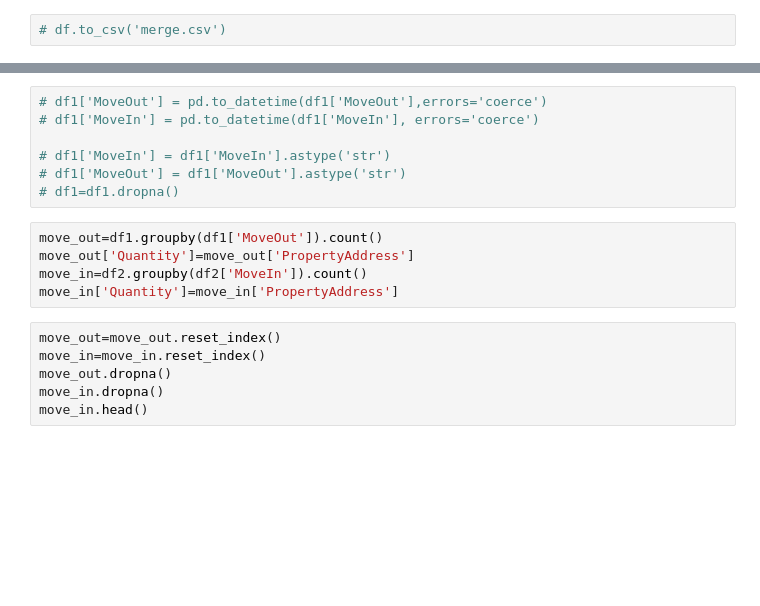
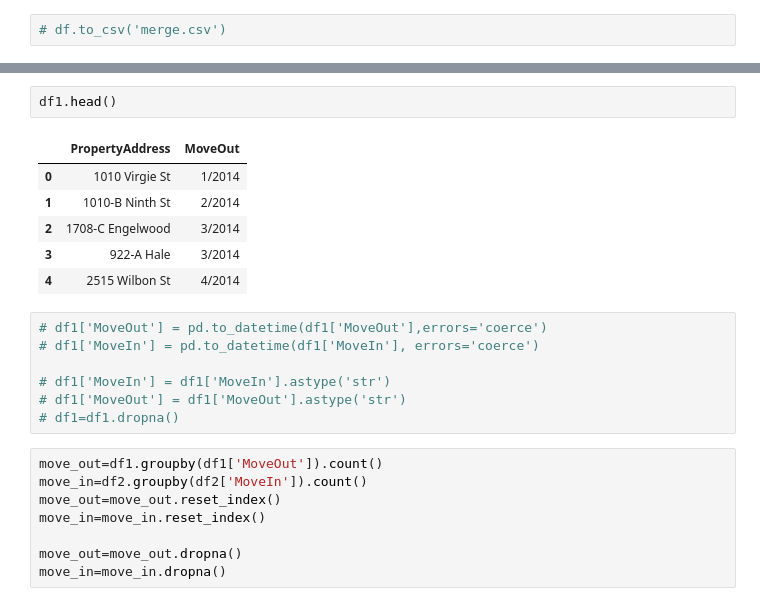
Before and after one commit to LoriHarris/turns_data, a Jupyter notebook: Untitled.ipynb, the cells around one changed output, grey strips where cells are left out. Saved outputs shown, nothing was run; the diff lists cells and outputs as text; blank space fills up the shorter version.

```diff
--- a/Untitled.ipynb
+++ b/Untitled.ipynb
@@ -43,3 +70,12 @@ df2.head()
+# %%
+df1.head()
+# %% [output]
+|  | PropertyAddress | MoveOut |
+| 0 | 1010 Virgie St | 1/2014 |
+| 1 | 1010-B Ninth St | 2/2014 |
+| 2 | 1708-C Engelwood | 3/2014 |
+| 3 | 922-A Hale | 3/2014 |
+| 4 | 2515 Wilbon St | 4/2014 |
 # %%
 # df1['MoveOut'] = pd.to_datetime(df1['MoveOut'],errors='coerce')
 # df1['MoveIn'] = pd.to_datetime(df1['MoveIn'], errors='coerce')
@@ -49,12 +85,9 @@ df2.head()
 # df1=df1.dropna()
 # %%
 move_out=df1.groupby(df1['MoveOut']).count()
-move_out['Quantity']=move_out['PropertyAddress']
 move_in=df2.groupby(df2['MoveIn']).count()
-move_in['Quantity']=move_in['PropertyAddress']
+move_out=move_out.reset_index()
+move_in=move_in.reset_index()
+
+move_out=move_out.dropna()
+move_in=move_in.dropna()
-# %%
-move_out=move_out.reset_index()
-move_in=move_in.reset_index()
-move_out.dropna()
-move_in.dropna()
-move_in.head()
```
Also changed, not shown: parts of 11 cells of this notebook, 3 other files.
